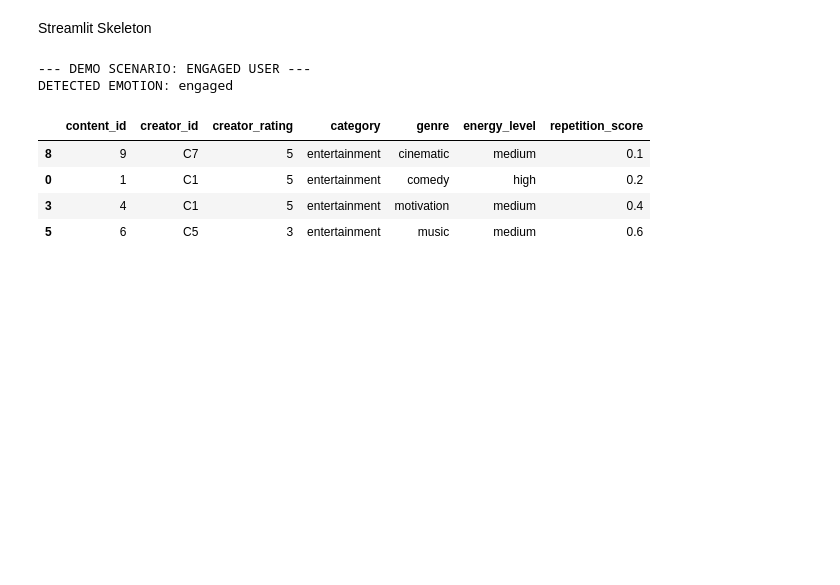
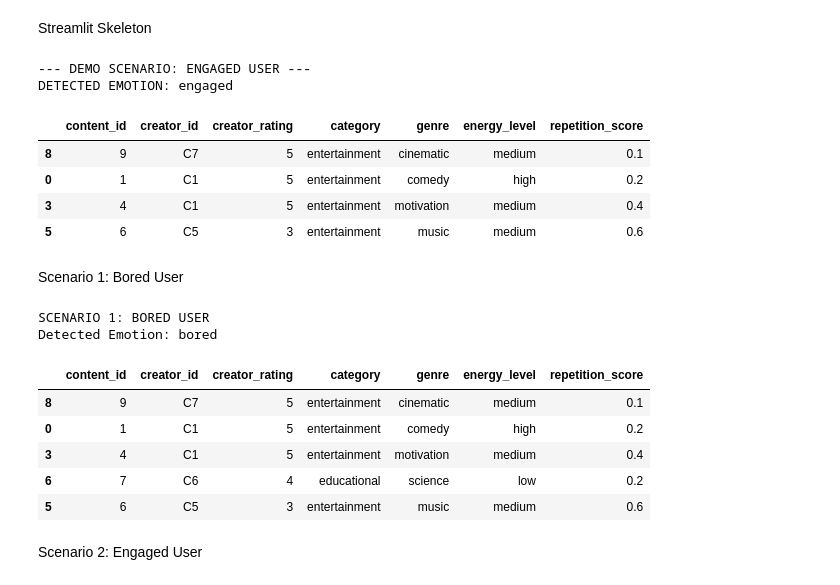
Before and after one commit to vikaschedalla/emotion-aware-content-recommender, a Jupyter notebook: emotion_aware_content_recommender.ipynb.ipynb, the cells around one changed output. Saved outputs shown, nothing was run; the diff lists cells and outputs as text; code cells hidden in the pictures; blank space fills up the shorter version.

```diff
--- a/emotion_aware_content_recommender.ipynb.ipynb
+++ b/emotion_aware_content_recommender.ipynb.ipynb
@@ -220,3 +220,31 @@ DETECTED EMOTION: engaged
 | 0 | 1 | C1 | 5 | entertainment | comedy | high | 0.2 |
 | 3 | 4 | C1 | 5 | entertainment | motivation | medium | 0.4 |
 | 5 | 6 | C5 | 3 | entertainment | music | medium | 0.6 |
+# %% [markdown]
+Scenario 1: Bored User
+# %%
+print("SCENARIO 1: BORED USER")
+
+user_behavior = {
+    "scroll_speed": "fast",
+    "avg_watch_time": 2,
+    "rewatch_count": 0,
+    "skip_rate": 0.8,
+    "session_length": 20,
+    "recent_category_bias": "entertainment"
+}
+
+emotion, recommendations = recommend_content(content_df, user_behavior)
+print("Detected Emotion:", emotion)
+recommendations
+# %% [output]
+SCENARIO 1: BORED USER
+Detected Emotion: bored
+|  | content_id | creator_id | creator_rating | category | genre | energy_level | repetition_score |
+| 8 | 9 | C7 | 5 | entertainment | cinematic | medium | 0.1 |
+| 0 | 1 | C1 | 5 | entertainment | comedy | high | 0.2 |
+| 3 | 4 | C1 | 5 | entertainment | motivation | medium | 0.4 |
+| 6 | 7 | C6 | 4 | educational | science | low | 0.2 |
+| 5 | 6 | C5 | 3 | entertainment | music | medium | 0.6 |
+# %% [markdown]
+Scenario 2: Engaged User
```
Also changed, not shown: parts of 5 cells of this notebook.
